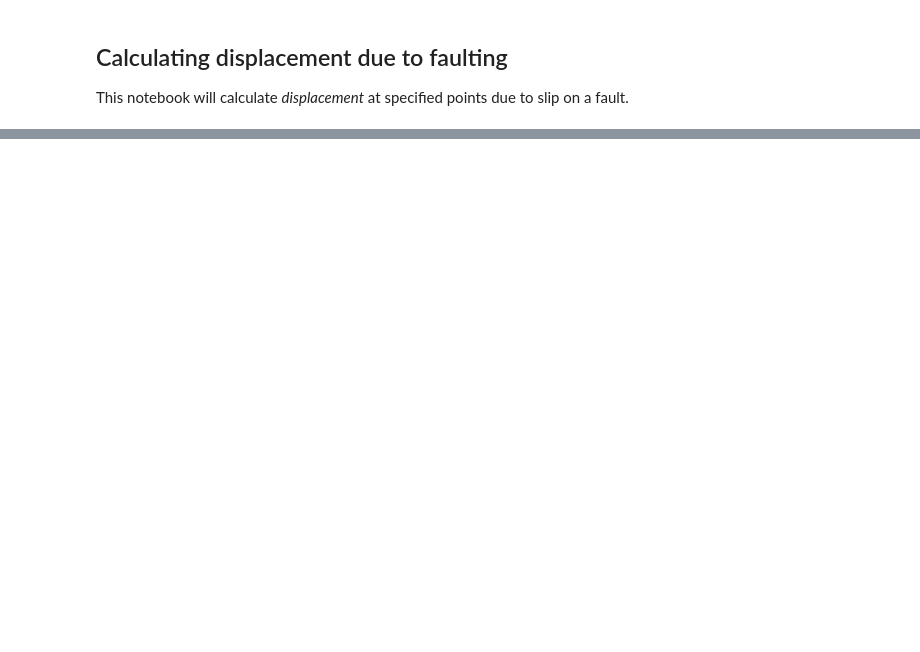
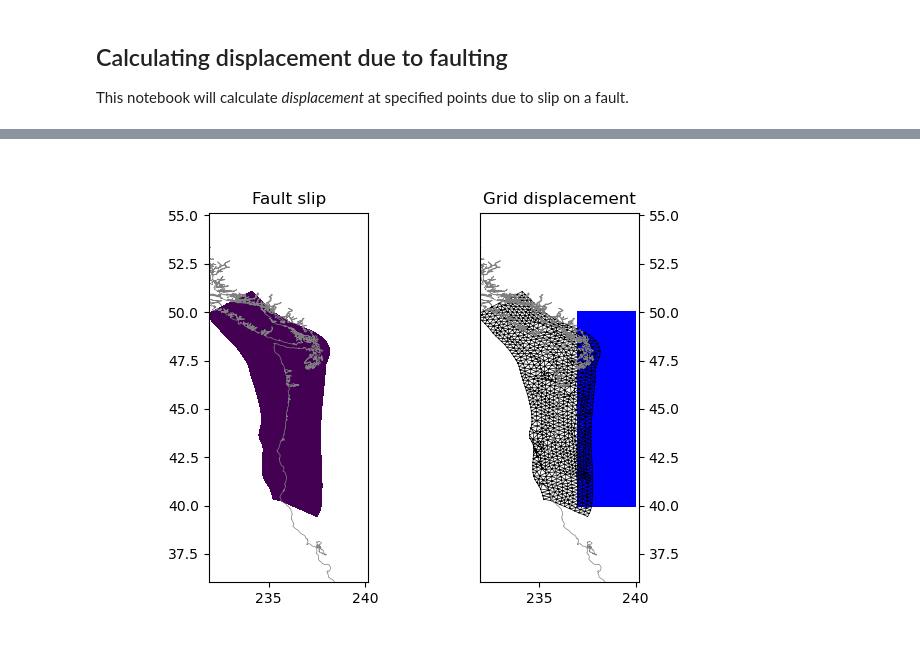
Before and after one commit to jploveless/fault_displacement, a Jupyter notebook: fault_displacement.ipynb, the cells around one changed output, grey strips where cells are left out. Saved outputs shown, nothing was run; the diff lists cells and outputs as text; code cells hidden in the pictures; blank space fills up the shorter version.

```diff
--- a/fault_displacement.ipynb
+++ b/fault_displacement.ipynb
@@ -213,37 +213,39 @@ def radgauss(x0, y0, a, x, y, c):
 # Radial slip distribution
 
 # Center coordinates of slip distribution
-lon_center = 144
-lat_center = 42
+lon_center = 237.5
+lat_center = 42.5
 # Stretch of slip gradient in x, y plus rotation angle
 slip_shape = np.array([1, .5, 0])
 s = radgauss(lon_center, lat_center, 1, mesh["centroids"][:, 0], mesh["centroids"][:, 1], slip_shape)
 
 # Create full slip distribution, adding radial slip as dip-slip
 slip = np.vstack((np.zeros_like(s), s, np.zeros_like(s))).T
 
 # Calculate predicted displacement at grid points that arises from fault slip
 pred_disp = disp_mat.reshape((-1, 3*ntri)).dot(slip.reshape(3*ntri, 1))
 
 plt.close('all')
 # Visualize the slip and displacement pattern
 fig, ax = plt.subplots(1, 2)
 fso = ax[0].tripcolor(mesh["points"][:, 0], mesh["points"][:, 1], mesh["verts"], facecolors=s)
 # fig.colorbar(fso, ax=ax[0], orientation='horizontal')
 ax[0].plot(coast.lon+360*(1-lon_corr), coast.lat, color="gray", linewidth=0.5)
 ax[0].set(xlim=(xmin, xmax), ylim=(ymin, ymax), aspect='equal')
 ax[0].title.set_text("Fault slip")
 # Show uplift (pred_disp[2::3])
 
 # Get limits of displacement that is being plotted
 plot_disp = pred_disp[2::3]
 max_mag = np.max([np.max(plot_disp), np.abs(np.min(plot_disp))])
 gdo = ax[1].pcolormesh(obsx, obsy, plot_disp.reshape(np.shape(obsx)), shading="auto", cmap="bwr", vmin=-max_mag, vmax=max_mag)
 # Draw the fault
 ax[1].triplot(mesh["points"][:, 0], mesh["points"][:, 1], mesh["verts"], linewidth=0.5, color='k')
 # Add coastline
 ax[1].plot(coast.lon+360*(1-lon_corr), coast.lat, color="gray", linewidth=0.5)
 ax[1].set(xlim=(xmin, xmax), ylim=(ymin, ymax), aspect='equal')
 ax[1].yaxis.tick_right()
 ax[1].title.set_text("Grid displacement")
 plt.show()
+# %% [output]
+[figure, added]
```
Also changed, not shown: parts of 1 cell of this notebook, 1 other file.
